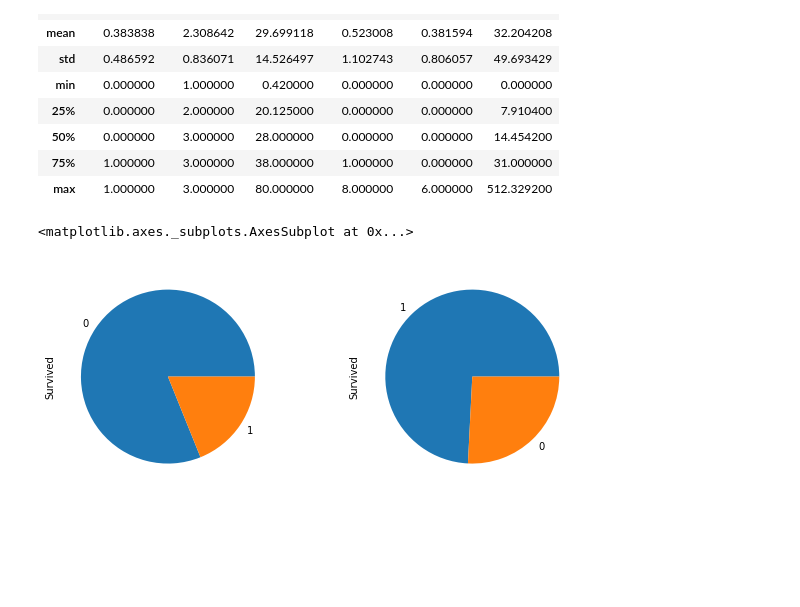
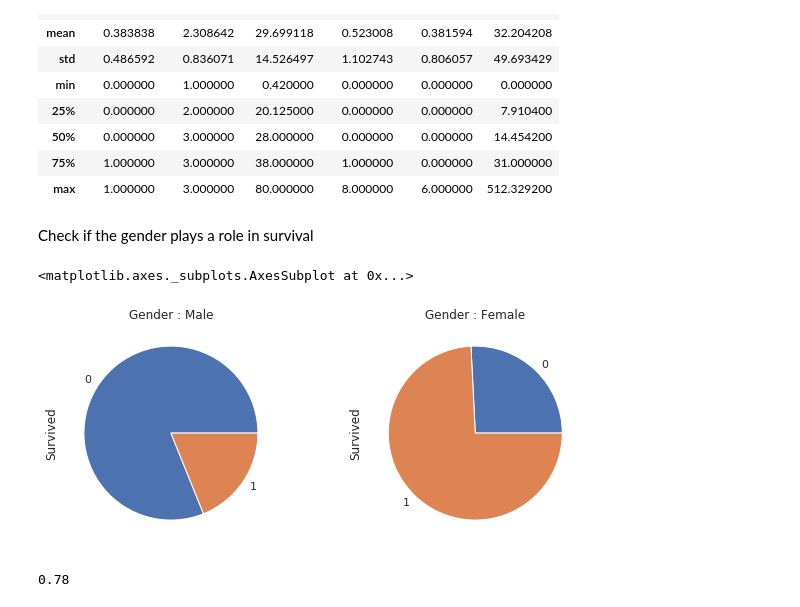
Before and after one commit to fxmuelle/zp-ml-jupyter, a Jupyter notebook: challenge.ipynb, the cells around one changed output. Cells and saved outputs as stored; diff of their text form; code cells hidden in the pictures; blank space fills up the shorter version.

```diff
--- a/challenge.ipynb
+++ b/challenge.ipynb
@@ -4,6 +4,9 @@
 import pandas as pd
 import numpy as np
 import matplotlib.pyplot as plt
+import seaborn as sns
+import warnings; warnings.simplefilter('ignore')
+sns.set()
 
 %matplotlib inline
 
@@ -30,15 +38,31 @@ data.describe()
 | 50% | 0.000000 | 3.000000 | 28.000000 | 0.000000 | 0.000000 | 14.454200 |
 | 75% | 1.000000 | 3.000000 | 38.000000 | 1.000000 | 0.000000 | 31.000000 |
 | max | 1.000000 | 3.000000 | 80.000000 | 8.000000 | 6.000000 | 512.329200 |
+# %% [markdown]
+Check if the gender plays a role in survival
 # %%
 fig = plt.figure(figsize=(10,4))
 fig.add_subplot(121)
-data.Survived[data['Sex'] == 'male'].value_counts().plot(kind='pie')
+plt.title('Gender : Male')
+data.Survived[data['Sex'] == 'male'].value_counts().sort_index().plot(kind='pie')
 fig.add_subplot(122)
-data.Survived[data['Sex'] == 'female'].value_counts().plot(kind='pie')
+plt.title('Gender : Female')
+data.Survived[data['Sex'] == 'female'].value_counts().sort_index().plot(kind='pie')
 # %% [output]
 <matplotlib.axes._subplots.AxesSubplot at 0x...>
-[figure, old version]
+[figure, new version]
 # %%
 from sklearn.preprocessing import LabelEncoder
 data['Sex'] = LabelEncoder().fit_transform(data['Sex'])
+# %%
+from sklearn.tree import DecisionTreeClassifier
+from sklearn.model_selection import train_test_split
+
+X_train, X_test, y_train, y_test = train_test_split(data[['Sex']], data['Survived'], test_size=0.2, random_state=42)
+
+decision_tree_clf = DecisionTreeClassifier()
+decision_tree_clf.fit(X_train, y_train)
+score = decision_tree_clf.score(X_test, y_test)
+print(score.round(2))
+# %% [output]
+0.78
```
Also changed, not shown: parts of 2 cells of this notebook, 3 other files.
